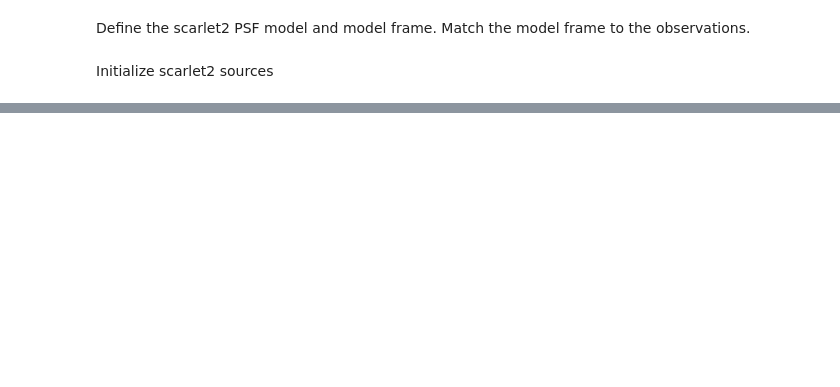
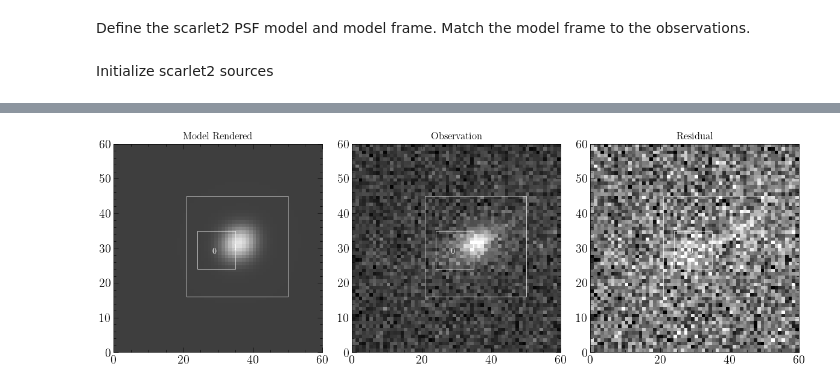
Before and after one commit to charlotteaward/TimeDomainScarlet2, a Jupyter notebook: notebooks/Simulated_SN_example.ipynb, the cells around one changed output, grey strips where cells are left out. Saved outputs shown, nothing was run; the diff lists cells and outputs as text; code cells hidden in the pictures; blank space fills up the shorter version.

```diff
--- a/notebooks/Simulated_SN_example.ipynb
+++ b/notebooks/Simulated_SN_example.ipynb
@@ -170,7 +172,7 @@ observations=[]
 observations_sc2_old=[]
 channels=[]
 channels_sc2 =[]
-channels_zeroed=[]
+channels_on=[]
 times=[]
 zps =[]
 norms=[]
@@ -208,7 +210,7 @@ for band in bandall:
         channels.append(band+str(ind))
         channels_sc2.append(channel_sc2)
         if mjd>56160:
-            channels_zeroed.append(channel_sc2)
+            channels_on.append(channel_sc2)
         psf_hsc0 = fits.open(psf)[0].data
         Np1, Np2 = psf_hsc0.shape
         p1,p2=psf_hsc0.shape
@@ -248,9 +255,9 @@ observations_sc2=[]
 normsingle=[]
 for ind,(obs,obs2,bg,back) in enumerate(zip(observations,observations_sc2_old,bgsingle,globalback)):
     #Reset weights based on background estimate (if needed)
-    #obs.weights = np.ones(obs.shape) / (bg**2)[:, None, None]#(bg**2)[:, None, None]
+    obs.weights = np.ones(obs.shape) / (bg**2)[:, None, None]#(bg**2)[:, None, None]
     #Subtract background flux if needed
-    #obs.data = obs.data-back
+    obs.data = obs.data-back
     #obs2.data = obs2.data - back
     obs_sc2 = scarlet2.Observation(jnp.asarray(obs.data), jnp.asarray(obs.weights), psf=scarlet2.ArrayPSF(jnp.asarray(obs.psf.get_model())),channels=[channels_sc2[ind]],wcs=wcs_hsc)
     observations_sc2.append(obs_sc2)
@@ -385,18 +389,20 @@ scene.set_spectra_to_match(observations_sc2,parameters)
 # %%
 scarlet2.plot.scene(
     scene,
-    observation=observations_sc2[10],
-    norm=normsingle[10],
+    observation=observations_sc2[0],
+    norm=normsingle[0],
     channel_map=None,
     show_model=False,
     show_observed=True,
     show_rendered=True,
     show_residual=True,
     add_labels=True,
     add_boxes=True,
     linear=True,
 )
 plt.show()
+# %% [output]
+[figure, added]
 # %%
 import cmasher as cmr
 cmap = cmr.lilac
```
Also changed, not shown: parts of 12 cells of this notebook, 1 other file.
